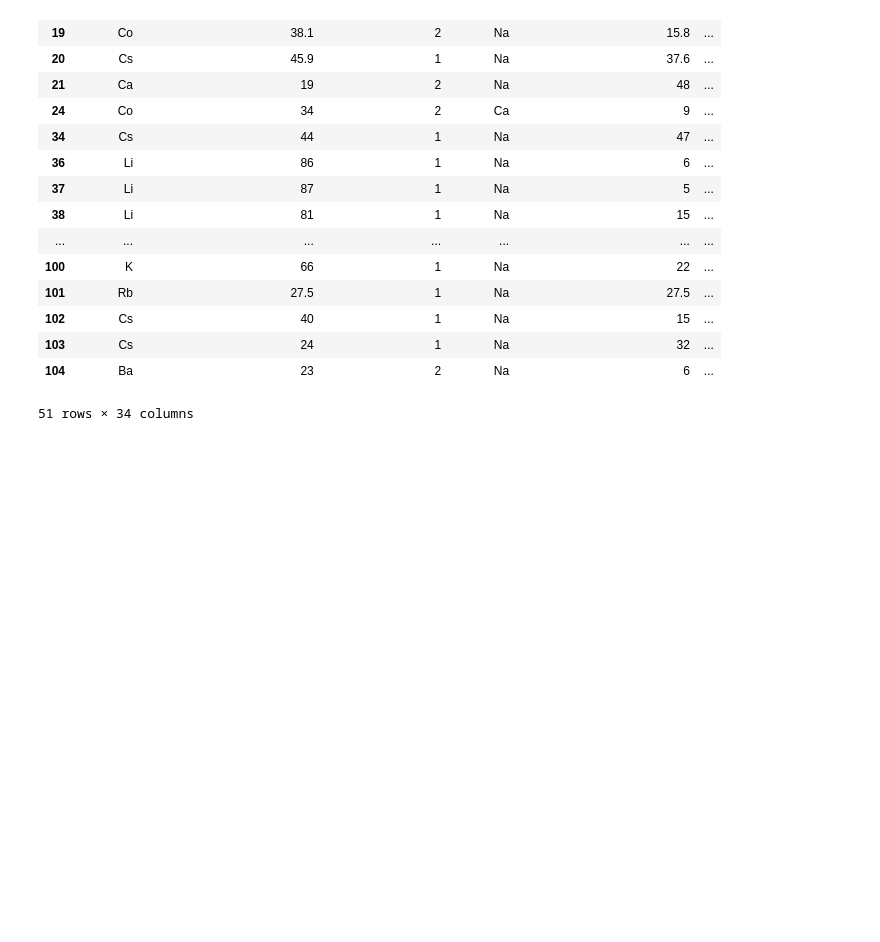
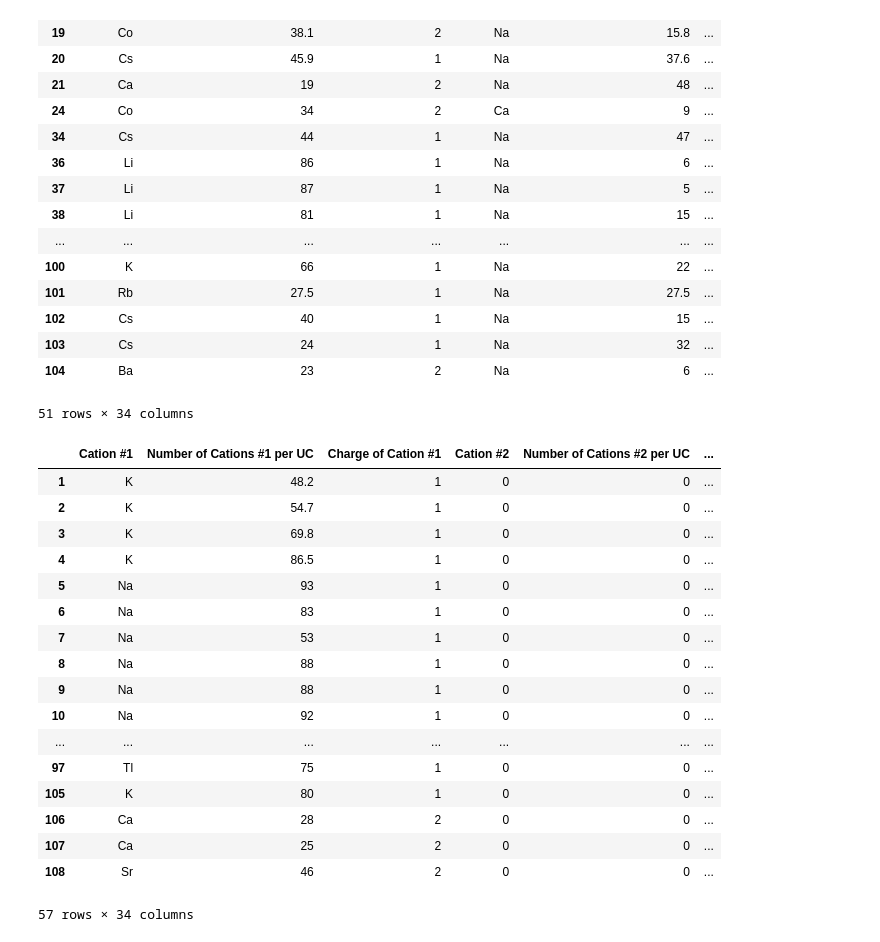
Before and after one commit to IDAnton/isotherm-analyzer, a Jupyter notebook: cation_problem/mps.ipynb, the cells around one changed output. Cells and saved outputs as stored; diff of their text form; code cells hidden in the pictures; blank space fills up the shorter version.

```diff
--- a/cation_problem/mps.ipynb
+++ b/cation_problem/mps.ipynb
@@ -399,5 +386,5 @@ len(data)
 # %%
-reference_data = pd.read_csv('data/cation/Reference_Data_Base_2024_fp.csv', delimiter=',', header=None,)
+reference_data = pd.read_csv('../data/cation/Reference_Data_Base_2024_fp.csv', delimiter=',', header=None,)
 reference_data = reference_data.T
 new_header = reference_data.iloc[0]
 reference_data = reference_data[1:]
@@ -429,4 +428,30 @@ bi_cation_data
 | 103 | Cs | 24 | 1 | Na | 32 | ... |
 | 104 | Ba | 23 | 2 | Na | 6 | ... |
 51 rows × 34 columns
+# %%
+mono_cation_data = reference_data.loc[(reference_data["Cation #1"].notnull()) & (reference_data["Cation #1"] != "-") &
+                          (reference_data["Cation #2"].isnull()) | (reference_data["Cation #2"] == "-") &
+                          (reference_data["Cation #3"].isnull() | (reference_data["Cation #3"] == "-"))]
+mono_cation_data = mono_cation_data.fillna(0)
+mono_cation_data = mono_cation_data.replace("-", 0)
+mono_cation_data
+# %% [output]
+|  | Cation #1 | Number of Cations #1 per UC | Charge of Cation #1 | Cation #2 | Number of Cations #2 per UC | ... |
+| 1 | K | 48.2 | 1 | 0 | 0 | ... |
+| 2 | K | 54.7 | 1 | 0 | 0 | ... |
+| 3 | K | 69.8 | 1 | 0 | 0 | ... |
+| 4 | K | 86.5 | 1 | 0 | 0 | ... |
+| 5 | Na | 93 | 1 | 0 | 0 | ... |
+| 6 | Na | 83 | 1 | 0 | 0 | ... |
+| 7 | Na | 53 | 1 | 0 | 0 | ... |
+| 8 | Na | 88 | 1 | 0 | 0 | ... |
+| 9 | Na | 88 | 1 | 0 | 0 | ... |
+| 10 | Na | 92 | 1 | 0 | 0 | ... |
+| ... | ... | ... | ... | ... | ... | ... |
+| 97 | Tl | 75 | 1 | 0 | 0 | ... |
+| 105 | K | 80 | 1 | 0 | 0 | ... |
+| 106 | Ca | 28 | 2 | 0 | 0 | ... |
+| 107 | Ca | 25 | 2 | 0 | 0 | ... |
+| 108 | Sr | 46 | 2 | 0 | 0 | ... |
+57 rows × 34 columns
 # %%
```
Also changed, not shown: parts of 33 cells of this notebook, 2 other files.
